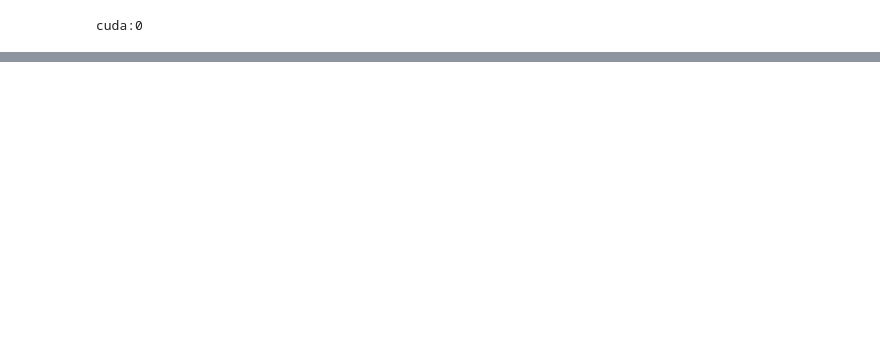
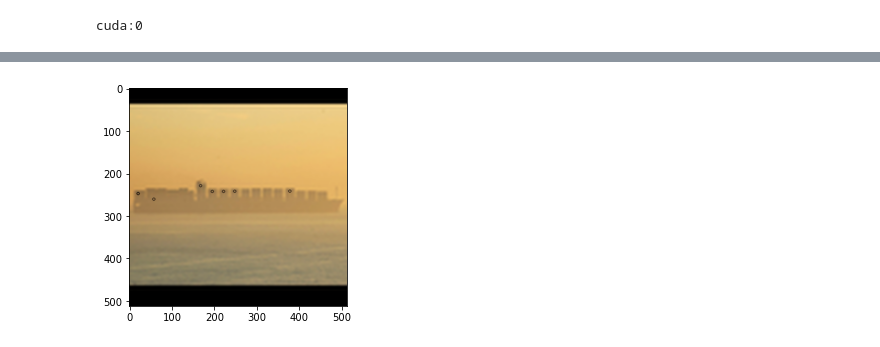
Before and after one commit to MKTKSMT-MI/GNN-DGLPro, a Jupyter notebook: Graphing/any detect.ipynb, the cells around one changed output, grey strips where cells are left out. Cells and saved outputs as stored; diff of their text form; code cells hidden in the pictures; blank space fills up the shorter version.

```diff
--- a/Graphing/any detect.ipynb
+++ b/Graphing/any detect.ipynb
@@ -65,0 +159,7 @@ print(detect_dict['sift'])
+# %%
+kpimg=cv2.drawKeypoints(detect_dict['sift']['worst']['img'],detect_dict['sift']['worst']['kp'],None,4)
+plt.imshow(kpimg)
+plt.savefig('images/sift_worst.jpg',dpi=300)
+plt.show()
+# %% [output]
+[figure, added]
```
Also changed, not shown: parts of 10 cells of this notebook.
